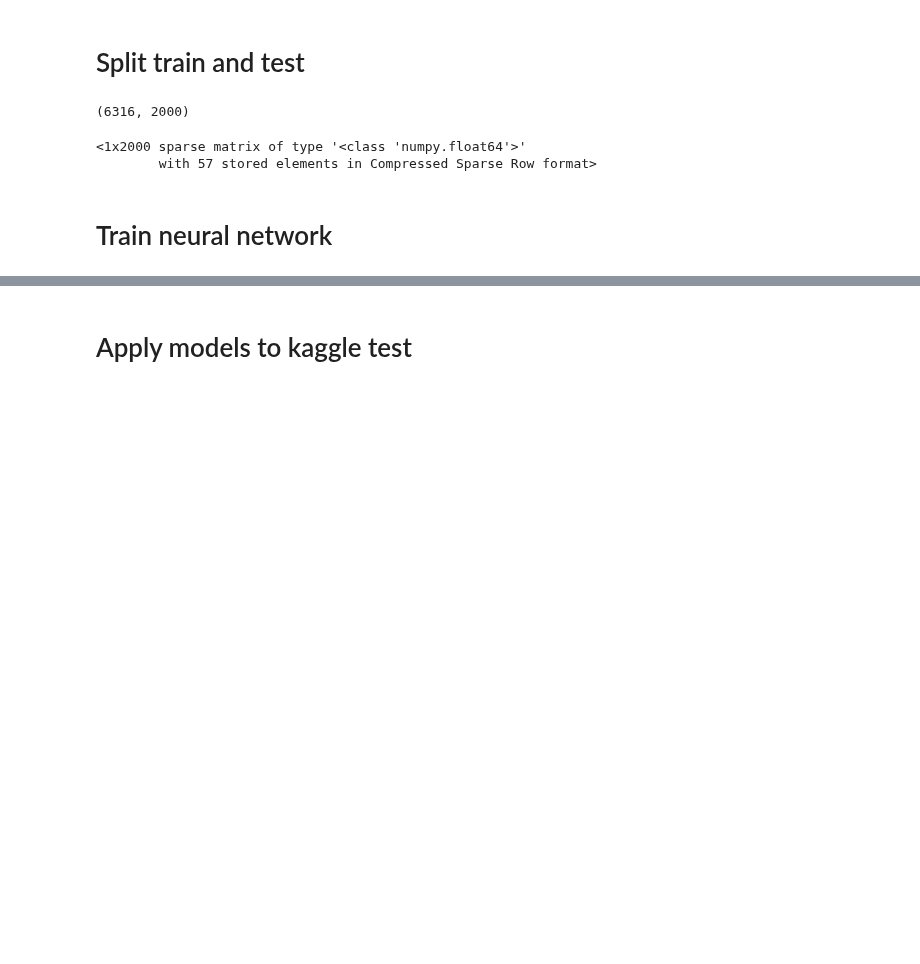
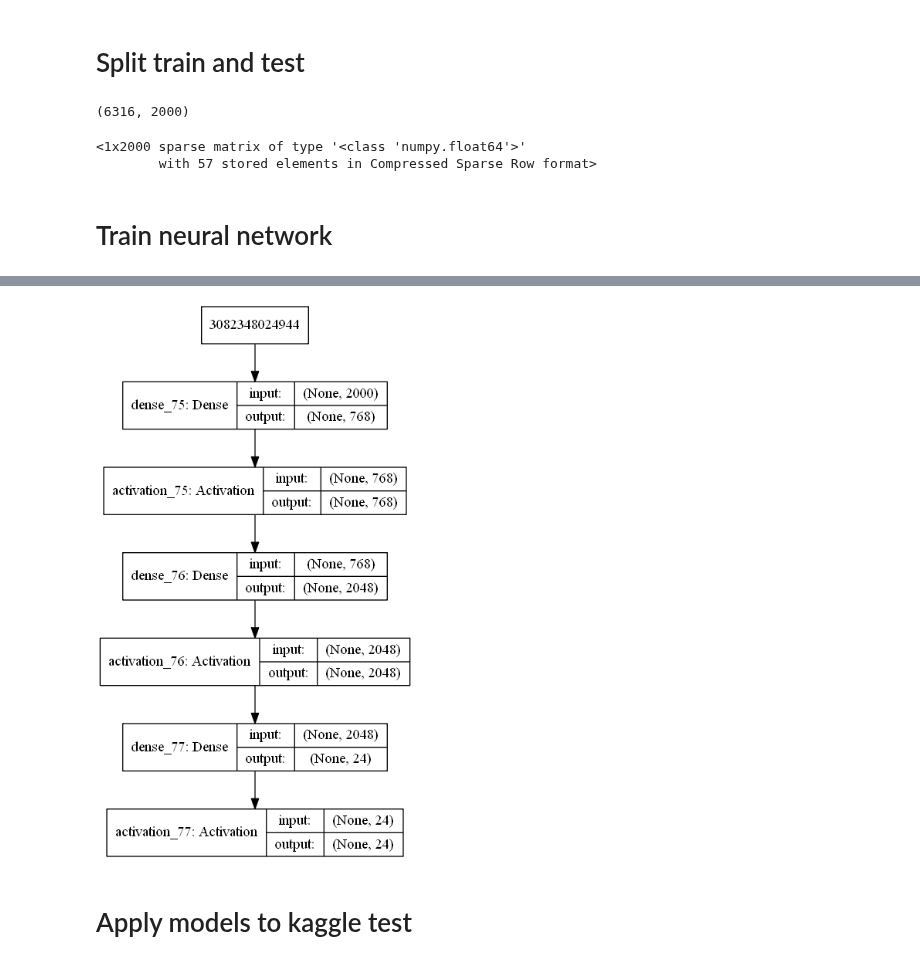
Before and after one commit to AndresGarcia89/clasesdeeplearning, a Jupyter notebook: Proyecto final - texto.ipynb, the cells around one changed output, grey strips where cells are left out. Drawn from its saved outputs; the diff is of its cells as text; code cells hidden in the pictures; blank space fills up the shorter version.

```diff
--- a/Proyecto final - texto.ipynb
+++ b/Proyecto final - texto.ipynb
@@ -130,3 +133,8 @@ roc_auc_score(y_test_genres, y_pred_genres, average='macro')
+# %%
+from IPython.display import Image
+Image("D:\Documents\Maestria Uniandes\Deep learning\Proyecto Kaggle 2\modelo_texto.png")
+# %% [output]
+[figure, added]
 # %% [markdown]
 # Apply models to kaggle test
 # %%
```
Also changed, not shown: parts of 6 cells of this notebook.
